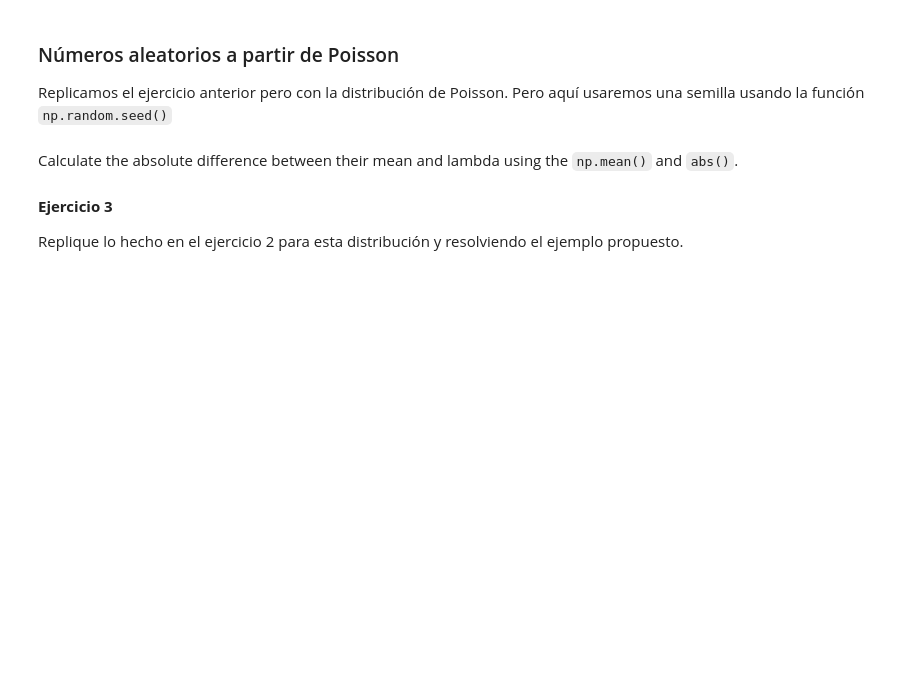
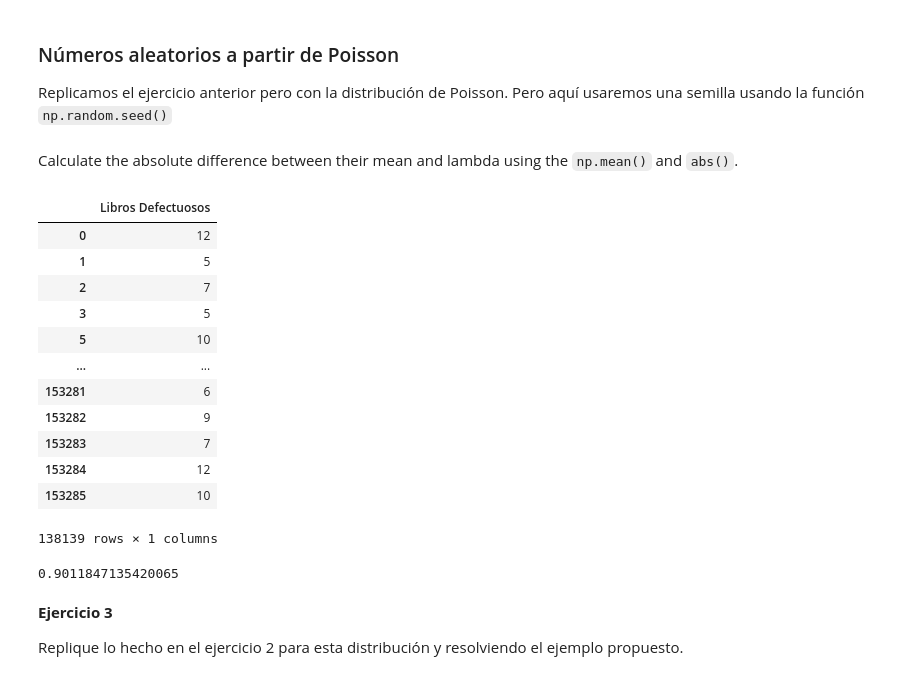
Before and after one commit to edwardjrch/seminario, a Jupyter notebook: Cuadernos/Introducción a simulación.ipynb, the cells around one changed output. Drawn from its saved outputs; the diff is of its cells as text; code cells hidden in the pictures; blank space fills up the shorter version.

```diff
--- a/Cuadernos/Introducción a simulación.ipynb
+++ b/Cuadernos/Introducción a simulación.ipynb
@@ -135,7 +178,34 @@ np.random.seed(123)
 # %% [markdown]
 Calculate the absolute difference between their mean and lambda using the `np.mean()` and `abs()`.
 # %%
-poi_ran=np.random.poisson(8,1000)
+poi_ran=np.random.poisson(8,153286)
+# %%
+ ## Calculemos la prporción de experimentos en la cual hubo entre 5 y 20 libros defectuosos
+import pandas as pd
+DF_poisson=pd.DataFrame(poi_ran)
+DF_poisson.columns=['Libros Defectuosos']
+DF_filtro=DF_poisson[DF_poisson['Libros Defectuosos']>=5]
+DF_filtro=DF_filtro[DF_filtro['Libros Defectuosos']<=20]
+DF_filtro
+# %% [output]
+|  | Libros Defectuosos |
+| 0 | 12 |
+| 1 | 5 |
+| 2 | 7 |
+| 3 | 5 |
+| 5 | 10 |
+| ... | ... |
+| 153281 | 6 |
+| 153282 | 9 |
+| 153283 | 7 |
+| 153284 | 12 |
+| 153285 | 10 |
+138139 rows × 1 columns
+# %%
+Proporcion=DF_filtro.shape[0]/DF_poisson.shape[0]
+Proporcion
+# %% [output]
+0.9011847135420065
 # %% [markdown]
 **Ejercicio 3**
 
```
Also changed, not shown: parts of 13 cells of this notebook.
